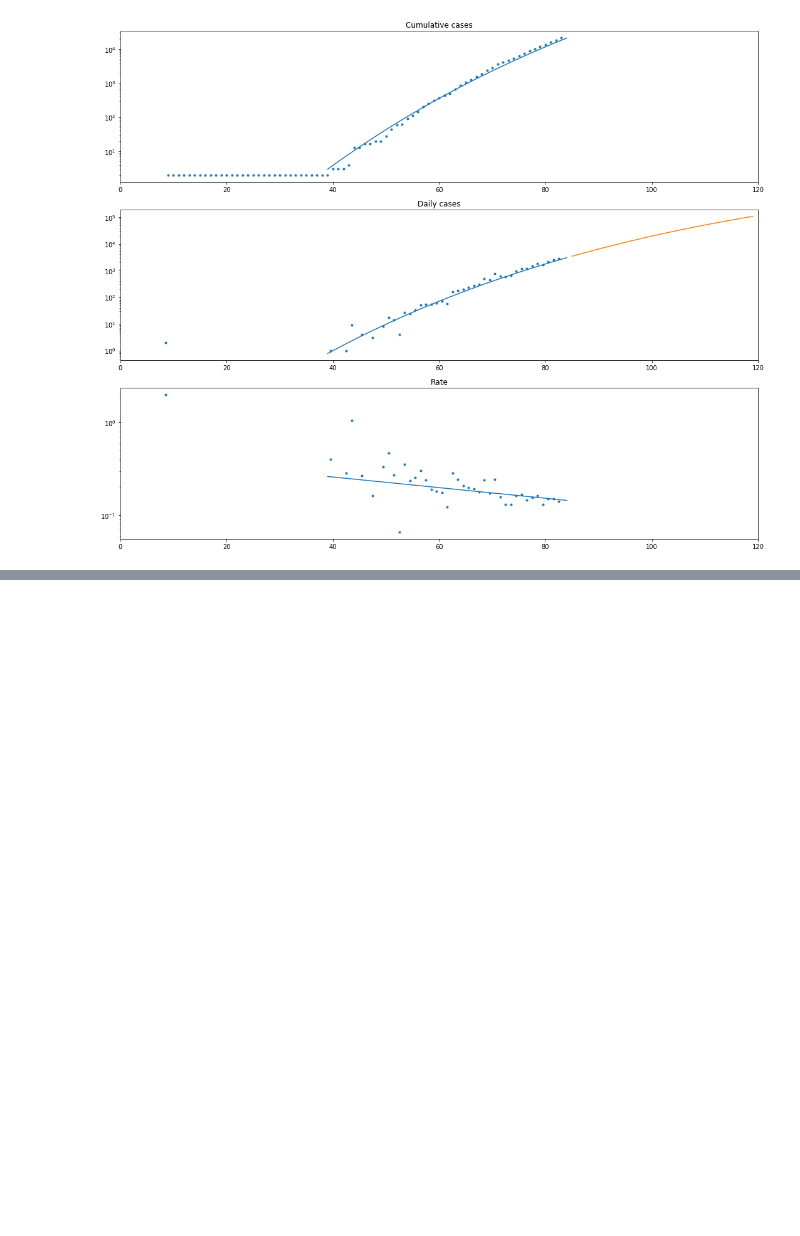
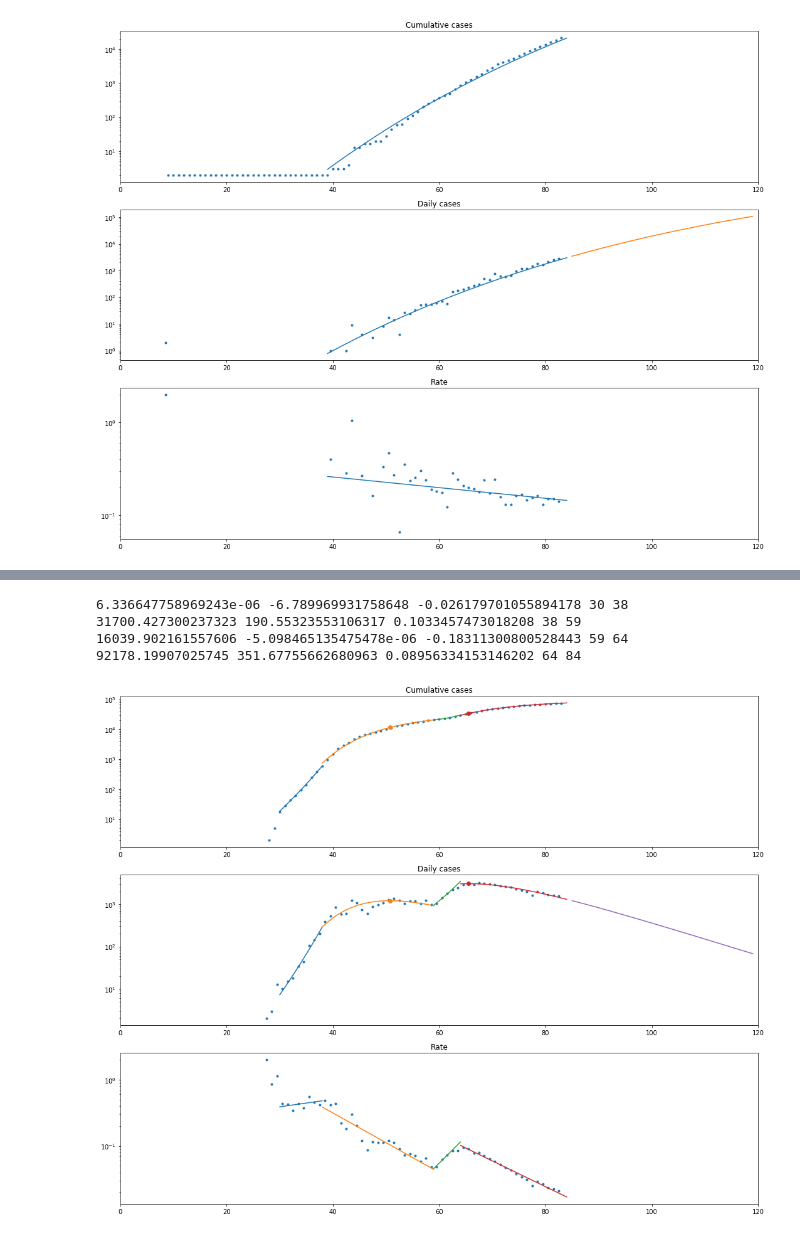
Before and after one commit to egorsobolev/covid19, a Jupyter notebook: model.ipynb, the cells around one changed output, grey strips where cells are left out. Drawn from its saved outputs; the diff is of its cells as text; code cells hidden in the pictures; blank space fills up the shorter version.

```diff
--- a/model.ipynb
+++ b/model.ipynb
@@ -155,0 +165,10 @@ pp[country] = prm
+# %%
+prm = fit_all_inv(y, inv)
+show_model(y, prm)
+pp[country] = prm
+# %% [output]
+6.336647758969243e-06 -6.789969931758648 -0.026179701055894178 30 38
+31700.427300237323 190.55323553106317 0.1033457473018208 38 59
+16039.902161557606 -5.098465135475478e-06 -0.18311300800528443 59 64
+92178.19907025745 351.67755662680963 0.08956334153146202 64 84
+[figure, added]
```
Also changed, not shown: parts of 4 cells of this notebook, 2 other files.
